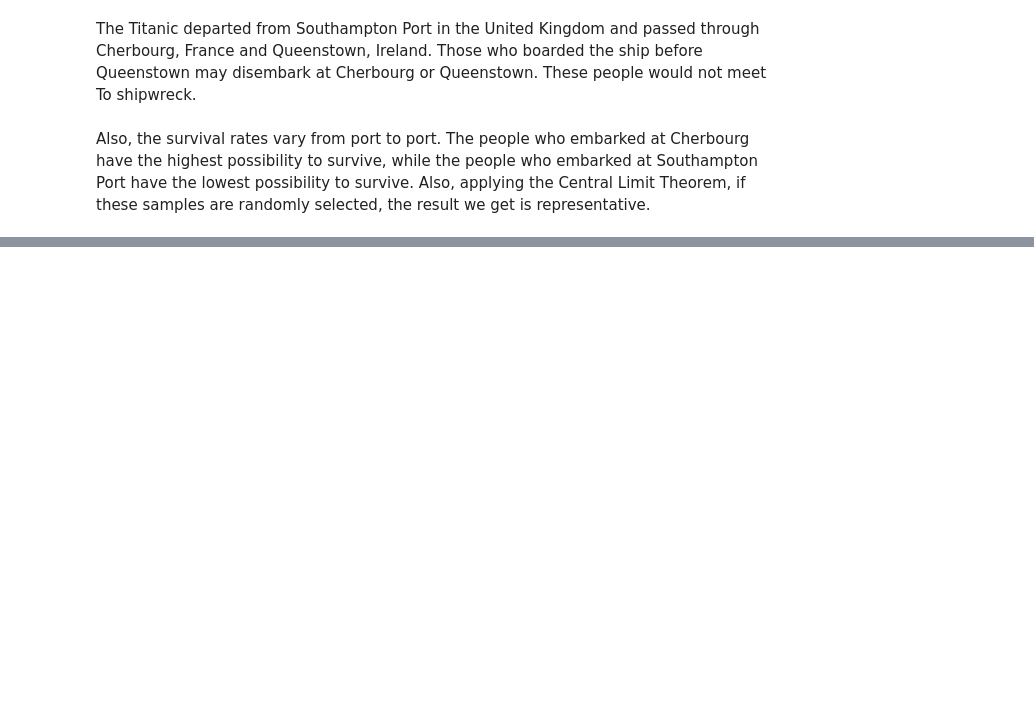
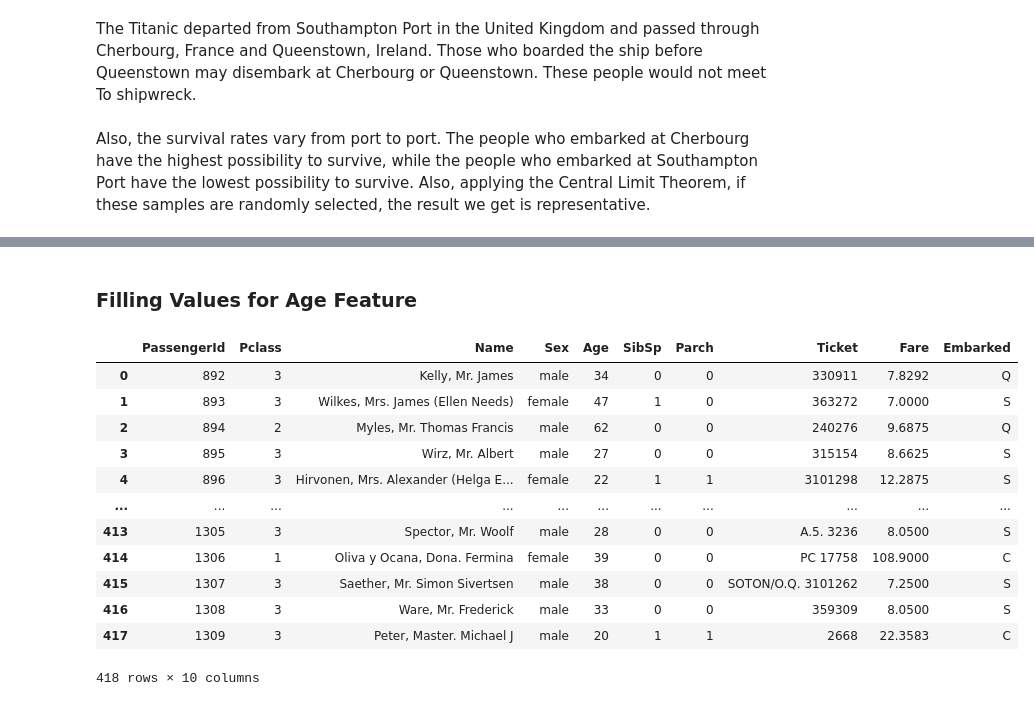
Before and after one commit to immmjack/Titanic-Survival-Prediction, a Jupyter notebook: titanic.ipynb, the cells around one changed output, grey strips where cells are left out. Drawn from its saved outputs; the diff is of its cells as text; code cells hidden in the pictures; blank space fills up the shorter version.

```diff
--- a/titanic.ipynb
+++ b/titanic.ipynb
@@ -586,0 +606,33 @@ X_test = test_data.drop('PassengerId', axis = 1).copy()
+# %% [markdown]
+### Filling Values for Age Feature
+# %%
+# Find the mean and standard deviation of the training set
+mean = test_data['Age'].mean()
+std = test_data['Age'].std()
+
+# Count the number of missing values
+num_null = test_data['Age'].isnull().sum()
+
+# Fill missing values in Age column with random values generated
+rand_age = np.random.randint(mean - std, mean + std, size = num_null)
+age_slice = test_data['Age'].copy()
+age_slice[np.isnan(age_slice)] = rand_age
+test_data['Age'] = age_slice
+test_data['Age'] = test_data['Age'].astype(int)
+test_data['Age'].isnull().sum() # It gets 0. Check the null values
+
+test_data
+# %% [output]
+|  | PassengerId | Pclass | Name | Sex | Age | SibSp | Parch | Ticket | Fare | Embarked |
+| 0 | 892 | 3 | Kelly, Mr. James | male | 34 | 0 | 0 | 330911 | 7.8292 | Q |
+| 1 | 893 | 3 | Wilkes, Mrs. James (Ellen Needs) | female | 47 | 1 | 0 | 363272 | 7.0000 | S |
+| 2 | 894 | 2 | Myles, Mr. Thomas Francis | male | 62 | 0 | 0 | 240276 | 9.6875 | Q |
+| 3 | 895 | 3 | Wirz, Mr. Albert | male | 27 | 0 | 0 | 315154 | 8.6625 | S |
+| 4 | 896 | 3 | Hirvonen, Mrs. Alexander (Helga E... | female | 22 | 1 | 1 | 3101298 | 12.2875 | S |
+| ... | ... | ... | ... | ... | ... | ... | ... | ... | ... | ... |
+| 413 | 1305 | 3 | Spector, Mr. Woolf | male | 28 | 0 | 0 | A.5. 3236 | 8.0500 | S |
+| 414 | 1306 | 1 | Oliva y Ocana, Dona. Fermina | female | 39 | 0 | 0 | PC 17758 | 108.9000 | C |
+| 415 | 1307 | 3 | Saether, Mr. Simon Sivertsen | male | 38 | 0 | 0 | SOTON/O.Q. 3101262 | 7.2500 | S |
+| 416 | 1308 | 3 | Ware, Mr. Frederick | male | 33 | 0 | 0 | 359309 | 8.0500 | S |
+| 417 | 1309 | 3 | Peter, Master. Michael J | male | 20 | 1 | 1 | 2668 | 22.3583 | C |
+418 rows × 10 columns
```
Also changed, not shown: parts of 42 cells of this notebook, 3 other files.
